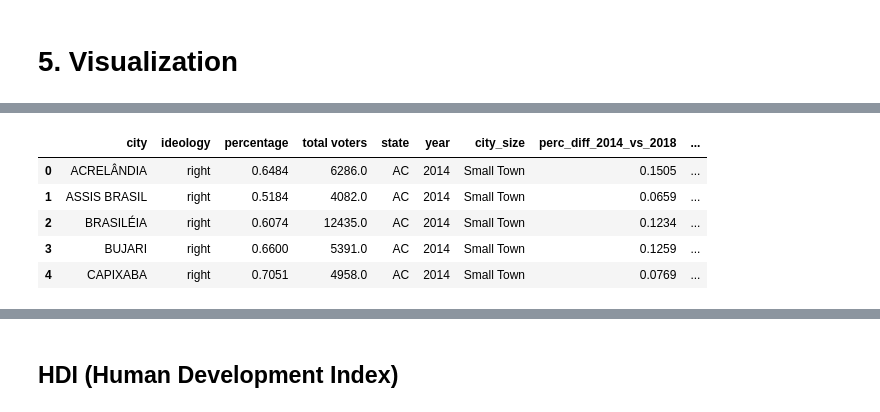
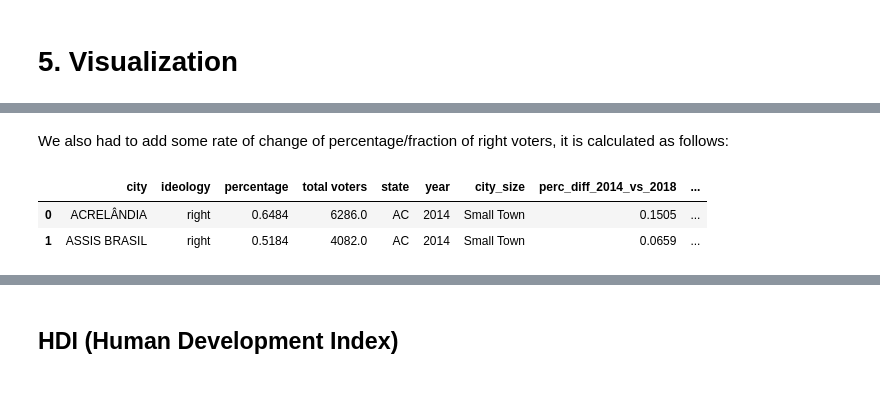
Before and after one commit to alonakonst/alonakonst.github.io, a Jupyter notebook: notebook.ipynb, the cells around one changed output, grey strips where cells are left out. Saved outputs shown, nothing was run; the diff lists cells and outputs as text; code cells hidden in the pictures.

```diff
--- a/notebook.ipynb
+++ b/notebook.ipynb
@@ -573,33 +447,27 @@ The get_cmap function was deprecated in Matplotlib 3.7 and will be removed in 3.
+# %% [markdown]
+We also had to add some rate of change of percentage/fraction of right voters, it is calculated as follows:
 # %%
-# Step 1: Filter for years 2014, 2018, and 2022
 filtered = right_data[right_data["year"].isin([2014, 2018, 2022])]
 
-# Step 2: Pivot so each city has one row with 2014, 2018, and 2022 percentages
 pivoted = filtered.pivot_table(
     index=["city", "state"],
     columns="year",
     values="percentage"
 ).reset_index()
 
-# Step 3: Rename columns for clarity
 pivoted = pivoted.rename(columns={2014: "percentage_2014", 2018: "percentage_2018", 2022: "percentage_2022"})
 
-# Step 4: Compute the differences
 pivoted["perc_diff_2014_vs_2018"] = (pivoted["percentage_2018"] - pivoted["percentage_2014"])
 pivoted["perc_diff_2018_vs_2022"] = (pivoted["percentage_2022"] - pivoted["percentage_2018"])
 
-# Step 5: Merge back into right_data
 right_data = pd.merge(
     right_data,
     pivoted[["city", "state", "perc_diff_2014_vs_2018", "perc_diff_2018_vs_2022"]],
     on=["city", "state"],
     how="left"
 )
-right_data.head()
+right_data.head(2)
 # %% [output]
 |  | city | ideology | percentage | total voters | state | year | city_size | perc_diff_2014_vs_2018 | ... |
 | 0 | ACRELÂNDIA | right | 0.6484 | 6286.0 | AC | 2014 | Small Town | 0.1505 | ... |
 | 1 | ASSIS BRASIL | right | 0.5184 | 4082.0 | AC | 2014 | Small Town | 0.0659 | ... |
-| 2 | BRASILÉIA | right | 0.6074 | 12435.0 | AC | 2014 | Small Town | 0.1234 | ... |
-| 3 | BUJARI | right | 0.6600 | 5391.0 | AC | 2014 | Small Town | 0.1259 | ... |
-| 4 | CAPIXABA | right | 0.7051 | 4958.0 | AC | 2014 | Small Town | 0.0769 | ... |
```
Also changed, not shown: parts of 52 cells of this notebook.
